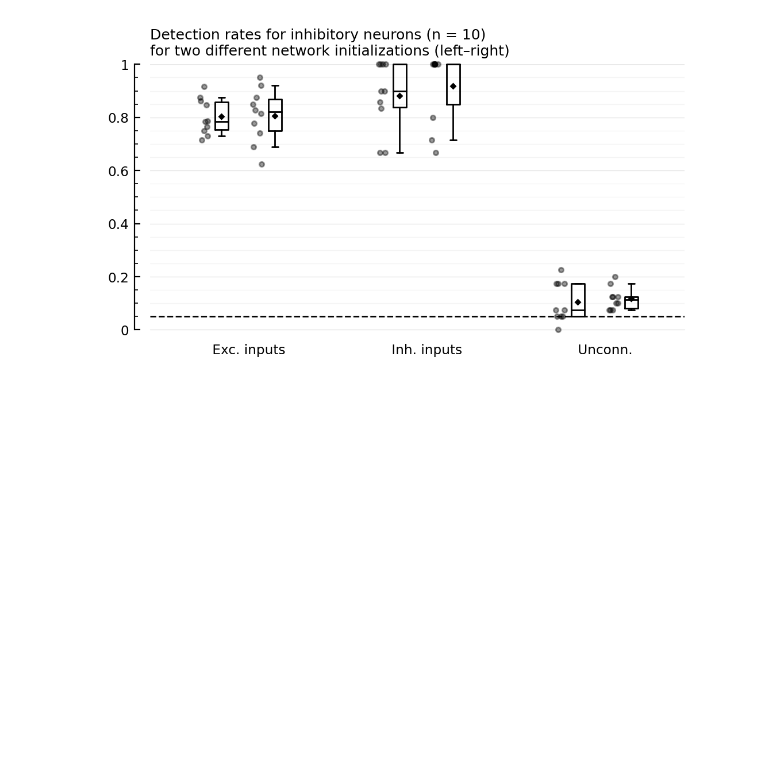
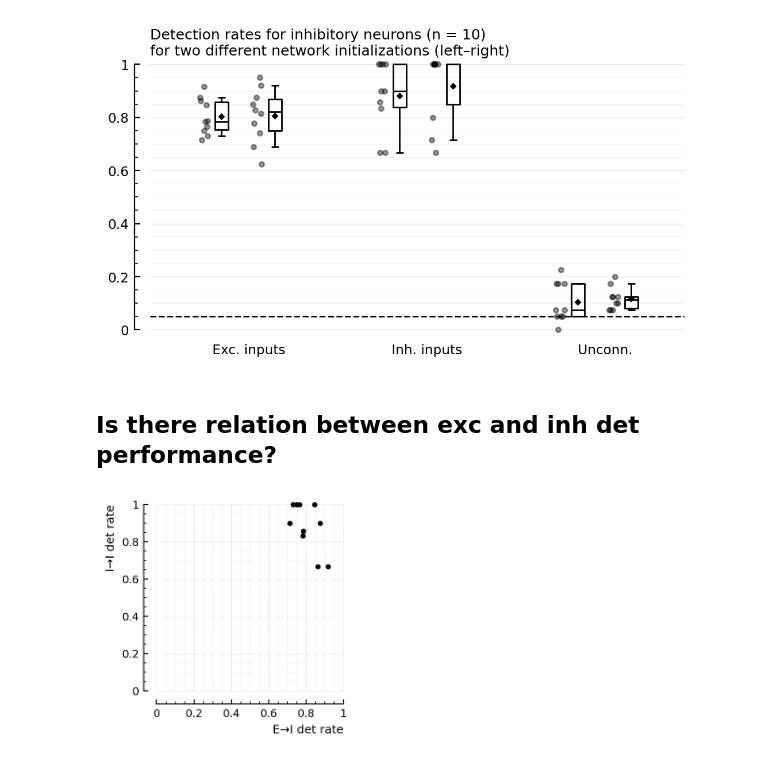
Before and after one commit to tfiers/phd, a Jupyter notebook: _sources/nb/2022-07-26__Multiseed.ipynb, the cells around one changed output. Cells and saved outputs as stored; diff of their text form; code cells hidden in the pictures; blank space fills up the shorter version.

```diff
--- a/_sources/nb/2022-07-26__Multiseed.ipynb
+++ b/_sources/nb/2022-07-26__Multiseed.ipynb
@@ -94,3 +94,14 @@ detplot(exc_rec, "excitatory")
 detplot(inh_rec, "inhibitory")
 # %% [output]
 [figure]
+# %% [markdown]
+## Is there relation between exc and inh det performance?
+# %%
+exc_in = [detrates[1][n].TPR_exc for n in inh_rec]
+inh_in = [detrates[1][n].TPR_inh for n in inh_rec]
+fig,ax=plt.subplots(figsize=(2.6,2.6))
+ax.plot(exc_in, inh_in, "k.", clip_on=false)
+ax.set(xlim=[0,1], ylim=[0,1], aspect="equal")
+set(ax, xlabel="E→I det rate", ylabel=("I→I det rate", :loc=>"top"));
+# %% [output]
+[figure, added]
```
Also changed, not shown: parts of 6 cells of this notebook, 4 other files.
